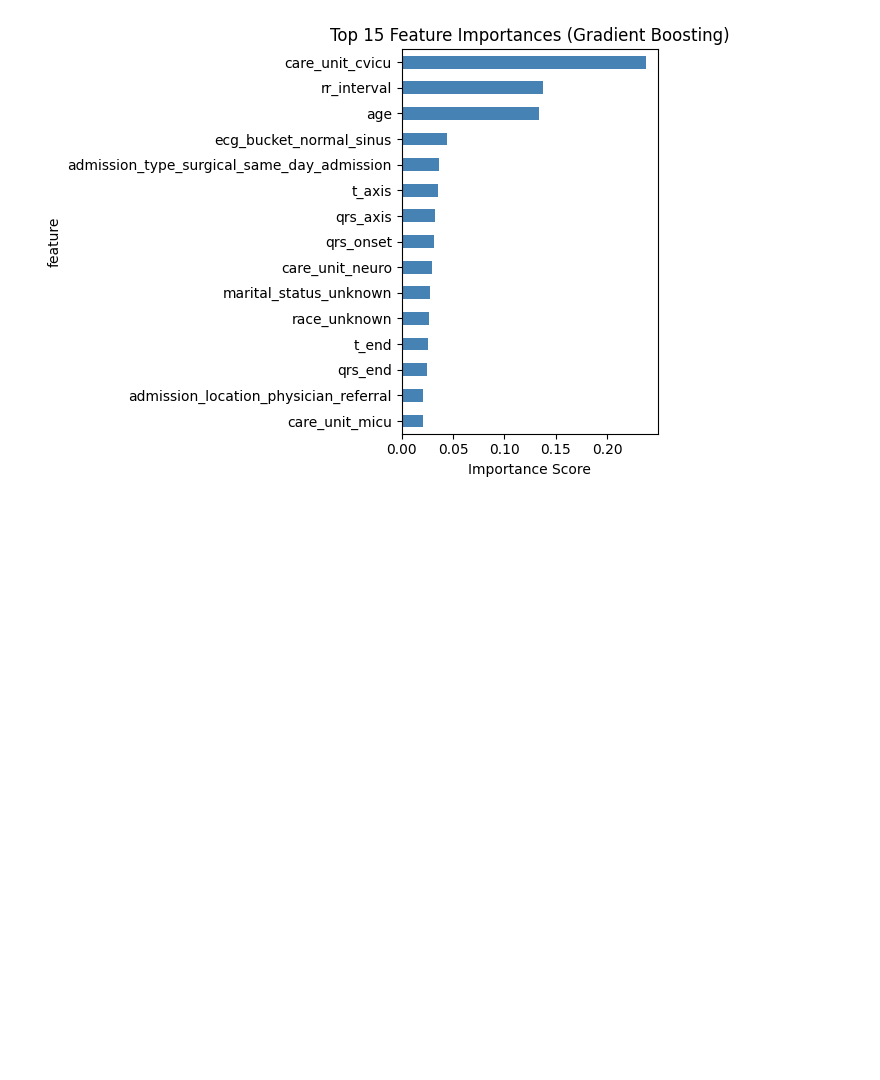
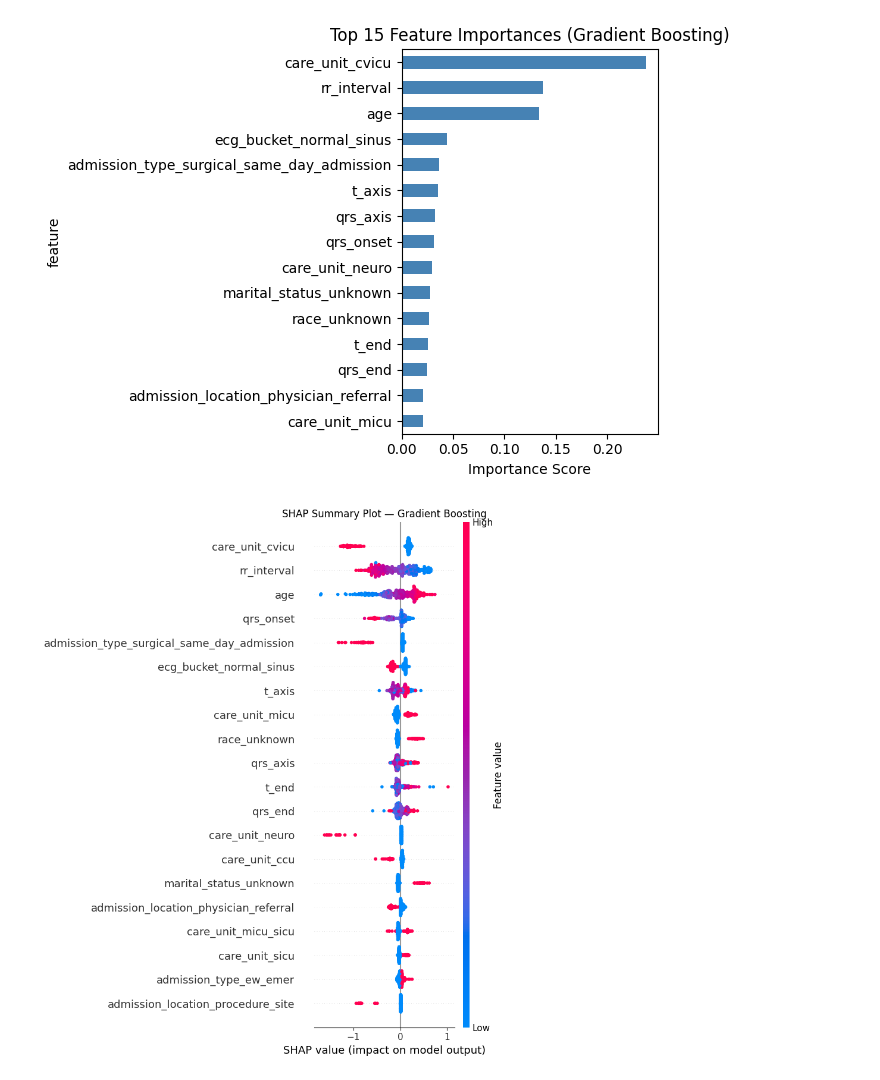
Before and after one commit to UCSF-DataSci/final-project-jack-neary, a Jupyter notebook: modeling.ipynb, the cells around one changed output. Cells and saved outputs as stored; diff of their text form; code cells hidden in the pictures; blank space fills up the shorter version.

Commit message:
Added SHAP analysis example

```diff
--- a/modeling.ipynb
+++ b/modeling.ipynb
@@ -356,47 +356,50 @@ Total features after encoding: 90
 <Figure size 1000x600 with 0 Axes>
 [figure]
 # %%
-# WARNING: Take a while to run SHAP on the full test set. Consider using a subset for faster results.
-# import shap
+# WARNING: Take a while to run SHAP on the full test set, so we are using a subset for faster results.
+# Using Gradient Boosting as an example for SHAP analysis
+import shap
 
-# # Transform test data using fitted preprocessor
-# X_test_transformed = preprocessor.transform(X_test)
+# Transform test data using fitted preprocessor
+X_test_transformed = preprocessor.transform(X_test)
 
-# # Use a subset of the test data for SHAP to speed up computation
-# sample_size = 500
-# X_shap = X_test_transformed[:sample_size]
+# Use a subset of the test data for SHAP to speed up computation
+sample_size = 500
+X_shap = X_test_transformed[:sample_size]
 
-# # ── Random Forest SHAP ──
-# rf_model = models_fitted['Random Forest'].named_steps['model']
-# explainer_rf = shap.TreeExplainer(rf_model)
-# shap_values_rf = explainer_rf.shap_values(X_shap)
+# ── Gradient Boosting SHAP ──
+gb_model = models_fitted['Gradient Boosting'].named_steps['model']
+explainer_gb = shap.TreeExplainer(gb_model)
+shap_values_gb = explainer_gb.shap_values(X_shap)
 
-# # For binary classification, shap_values[1] = positive class (died)
-# shap_vals = shap_values_rf[1] if isinstance(shap_values_rf, list) else shap_values_rf
+# For binary classification, shap_values[1] = positive class (died)
+shap_vals = shap_values_gb[1] if isinstance(shap_values_gb, list) else shap_values_gb
 
-# # Summary plot — shows most impactful features
-# plt.figure()
-# shap.summary_plot(
-#     shap_vals,
-#     X_test_transformed,
-#     feature_names=all_feature_names,
-#     show=False
-# )
-# plt.title('SHAP Summary Plot — Random Forest')
-# plt.tight_layout()
-# plt.savefig('shap_summary.png', dpi=150)
-# plt.show()
+# Summary plot — shows most impactful features
+plt.figure()
+shap.summary_plot(
+    shap_vals,
+    X_shap,
+    feature_names=all_feature_names,
+    show=False
+)
+plt.title('SHAP Summary Plot — Gradient Boosting')
+plt.tight_layout()
+plt.savefig('sanity_outputs/shap_summary.png', dpi=150)
+plt.show()
 
 # Bar plot — mean absolute SHAP values
 # plt.figure()
 # shap.summary_plot(
 #     shap_vals,
 #     X_test_transformed,
 #     feature_names=all_feature_names,
 #     plot_type='bar',
 #     show=False
 # )
 # plt.title('SHAP Feature Importance (Mean |SHAP|)')
 # plt.tight_layout()
 # plt.savefig('shap_bar.png', dpi=150)
 # plt.show()
+# %% [output]
+[figure, added]
```
Also changed, not shown: 1 other file.
